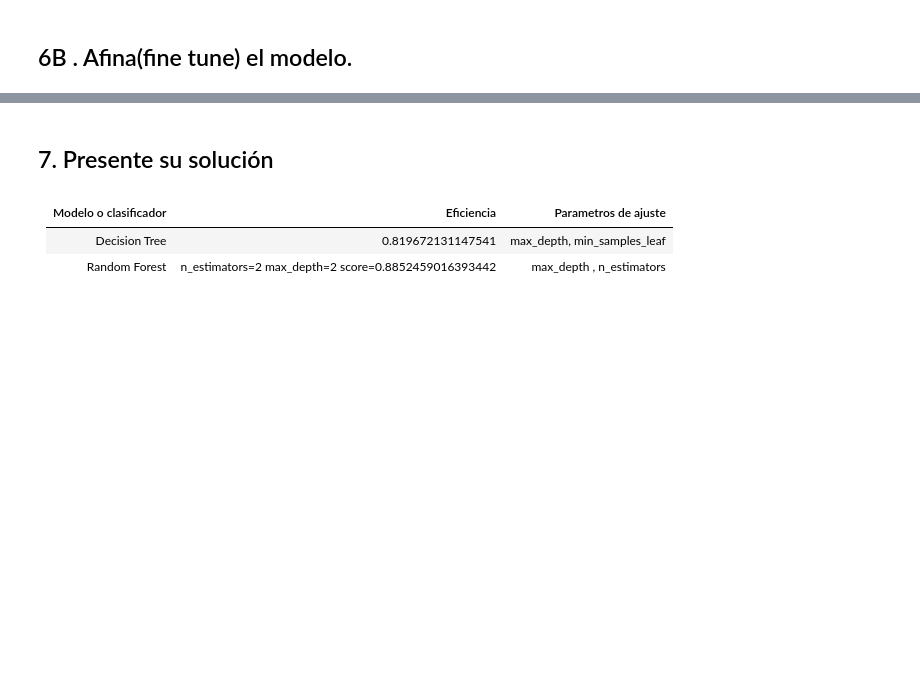
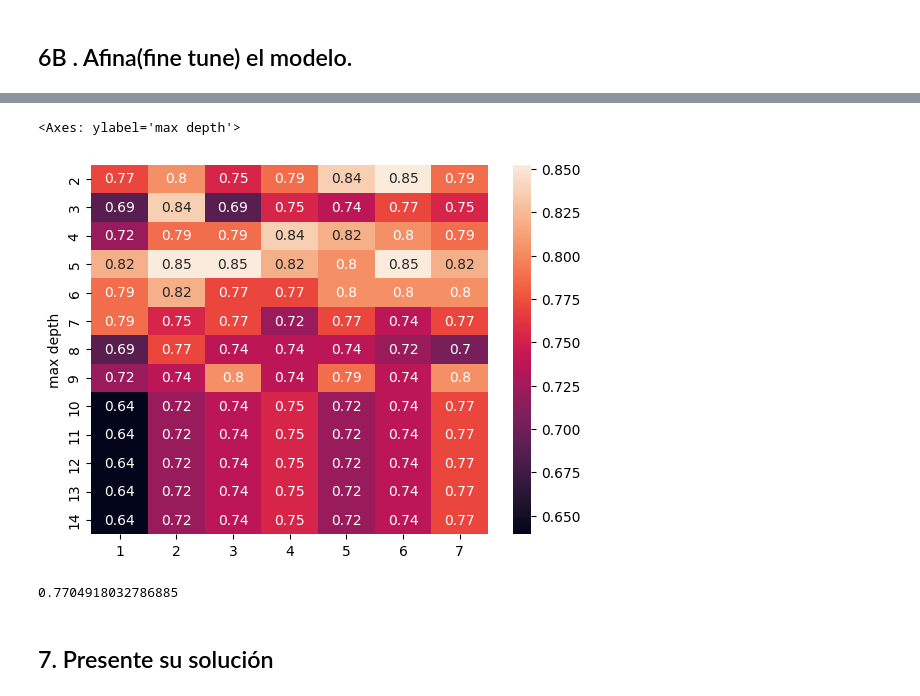
Before and after one commit to vazquezmanuel/curso-ciencia-de-datos, a Jupyter notebook: CD_16_ML_DecisionTree-RandomForest_EnfermedadesCorazon/CD_16_ML_DecisionTree-RandomForest_EnfermedadesCorazon.ipynb, the cells around one changed output, grey strips where cells are left out. Cells and saved outputs as stored; diff of their text form; code cells hidden in the pictures; blank space fills up the shorter version.

```diff
--- a/CD_16_ML_DecisionTree-RandomForest_EnfermedadesCorazon/CD_16_ML_DecisionTree-RandomForest_EnfermedadesCorazon.ipynb
+++ b/CD_16_ML_DecisionTree-RandomForest_EnfermedadesCorazon/CD_16_ML_DecisionTree-RandomForest_EnfermedadesCorazon.ipynb
@@ -425,0 +445,17 @@ n_estimators=7 max_depth=14 score=0.819672131147541
+# %%
+#Tarea: RandomForestClassifier(random_state=17,max_depth=i,n_estimators=j)
+resultados = pd.DataFrame()
+resultados['max depth'] = [i for i in range(2, 15, 1)]
+resultados = resultados.set_index('max depth')
+for i in range(1, 8, 1):
+    lista = []
+    for j in range(2, 15, 1):
+        modelo_RF = RandomForestClassifier(random_state=17,
+                                           n_estimators = i,
+                                           max_depth = j)
+        modelo_RF.fit(X_train, y_train)
+        score_R = modelo_RF.score(X_test, y_test)
+        lista.append(score_R)
+    resultados[i] = lista
+
+resultados
@@ -426,7 +478,11 @@ n_estimators=7 max_depth=14 score=0.819672131147541
+# %%
+sn.heatmap(resultados, annot=True)
+# %% [output]
+<Axes: ylabel='max depth'>
+[figure, added]
+# %%
+resultados[4].loc[6]
+# %% [output]
+0.7704918032786885
 # %% [markdown]
 ## 7. Presente su solución
-# %% [markdown]
-| Modelo o clasificador   |  Eficiencia | Parametros de ajuste  |
-|---|---|---|
-|  Decision Tree | 0.819672131147541  |    max_depth,  min_samples_leaf    |
-|  Random Forest   | n_estimators=2 max_depth=2 score=0.8852459016393442  |     max_depth ,   n_estimators    |
```
Also changed, not shown: parts of 17 cells of this notebook, 12 other files.
